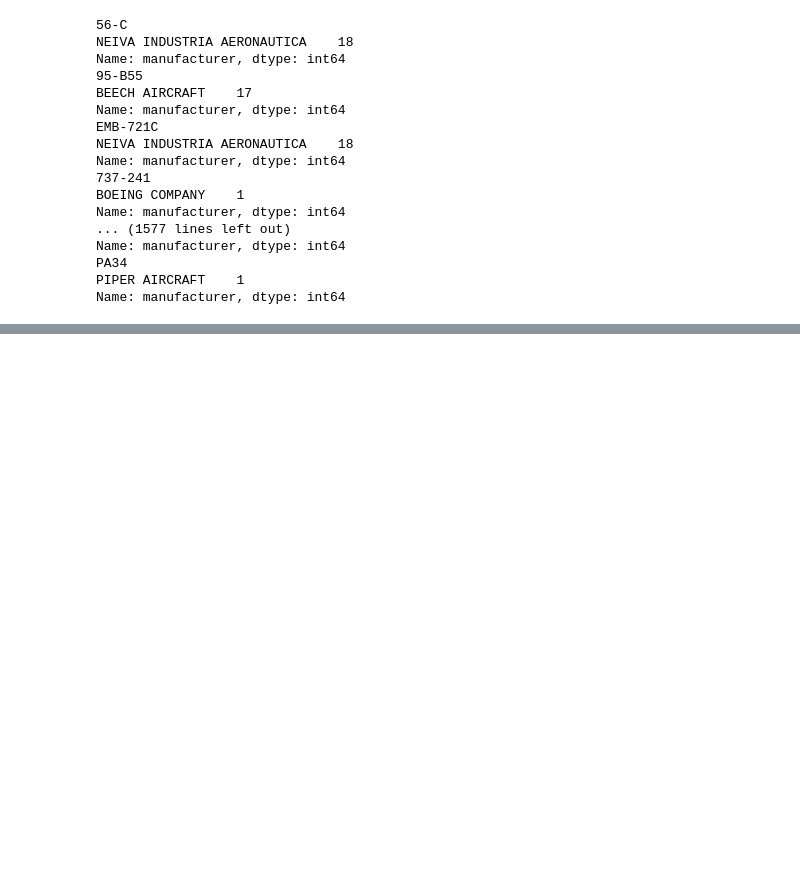
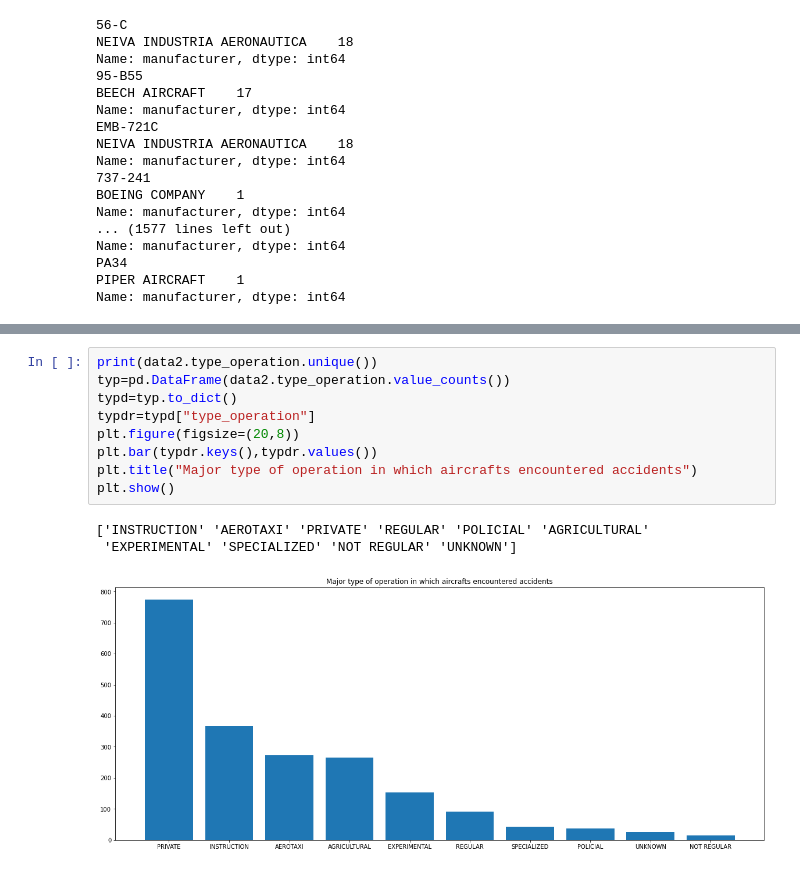
Before and after one commit to seorimpark/MATH517team2-4, a Jupyter notebook: Codes/Analysis.ipynb, the cells around one changed output, grey strips where cells are left out. Cells and saved outputs as stored; diff of their text form; blank space fills up the shorter version.

```diff
--- a/Codes/Analysis.ipynb
+++ b/Codes/Analysis.ipynb
@@ -245,0 +196,13 @@ if __name__ == '__main__':
+# %%
+print(data2.type_operation.unique())
+typ=pd.DataFrame(data2.type_operation.value_counts())
+typd=typ.to_dict()
+typdr=typd["type_operation"]
+plt.figure(figsize=(20,8))
+plt.bar(typdr.keys(),typdr.values())
+plt.title("Major type of operation in which aircrafts encountered accidents")
+plt.show()
+# %% [output]
+['INSTRUCTION' 'AEROTAXI' 'PRIVATE' 'REGULAR' 'POLICIAL' 'AGRICULTURAL'
+ 'EXPERIMENTAL' 'SPECIALIZED' 'NOT REGULAR' 'UNKNOWN']
+[figure, added]
```
Also changed, not shown: parts of 14 cells of this notebook.
